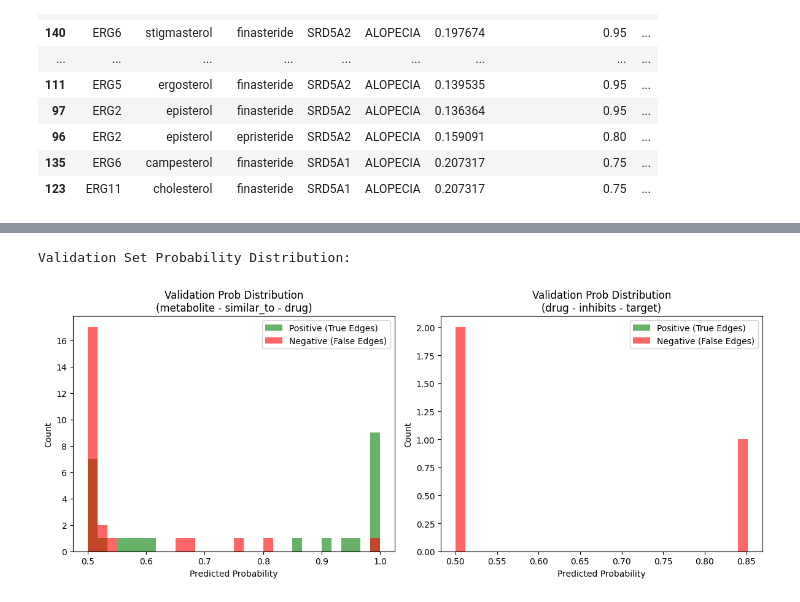
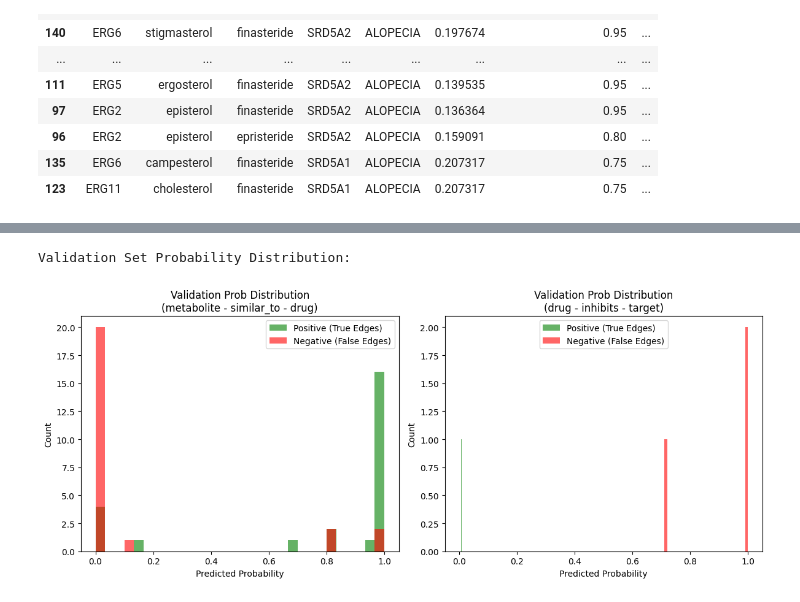
Before and after one commit to siyu2003/yeast_han_gene_prediction, a Jupyter notebook: inductive_Yeast_HAN.ipynb, the cells around one changed output, grey strips where cells are left out. Cells and saved outputs as stored; diff of their text form; code cells hidden in the pictures.

Commit message:
(5/5)real data implemet(problem with metabolite with ymdb)

```diff
--- a/inductive_Yeast_HAN.ipynb
+++ b/inductive_Yeast_HAN.ipynb
@@ -669,9 +719,6 @@ optimizer = torch.optim.Adam(
     weight_decay=1e-4,
 )
 
-train_data = train_data.to(DEVICE)
-val_data = val_data.to(DEVICE)
-test_data = test_data.to(DEVICE)
 
 print(model)
 # %% [output]
@@ -1401,39 +1467,58 @@ Novel metabolites predicted for existing drug 'finasteride':
 # %%
-# -------- CELL --------
 import matplotlib.pyplot as plt
+from collections import defaultdict
 
 @torch.no_grad()
-def plot_val_probability_distribution(model, val_data, edge_types):
+def plot_val_probability_distribution(model, dataloader, edge_types, device):
     model.eval()
-    z_dict = model(val_data)
+
+    y_true_dict = defaultdict(list)
+    y_prob_dict = defaultdict(list)
+
+    for batch in dataloader:
+        batch = batch.to(device)
+        z_dict = model(batch)
+
+        for edge_type in edge_types:
+            if edge_type not in batch.edge_types or not hasattr(batch[edge_type], 'edge_label_index'):
+                continue
+
+            src_type, rel_type, dst_type = edge_type
+            edge_label_index = batch[edge_type].edge_label_index
+            edge_label = batch[edge_type].edge_label.float()
+
+            logits = model.decode(z_dict, edge_label_index, src_type, dst_type)
+            probs = torch.sigmoid(logits).cpu().numpy()
+            y_true = edge_label.cpu().numpy()
+
+            y_true_dict[edge_type].extend(y_true)
+            y_prob_dict[edge_type].extend(probs)
 
     fig, axes = plt.subplots(1, len(edge_types), figsize=(6 * len(edge_types), 5))
     if len(edge_types) == 1:
         axes = [axes]
 
     for i, edge_type in enumerate(edge_types):
-        src_type, rel_type, dst_type = edge_type
+        if edge_type not in y_true_dict: continue
 
-        edge_label_index = val_data[edge_type].edge_label_index
-        edge_label = val_data[edge_type].edge_label.float()
-
-        logits = model.decode(z_dict, edge_label_index, src_type, dst_type)
-        probs = torch.sigmoid(logits).cpu().numpy()
-        y_true = edge_label.cpu().numpy()
+        y_true = np.array(y_true_dict[edge_type])
+        probs = np.array(y_prob_dict[edge_type])
 
         ax = axes[i]
         ax.hist(probs[y_true == 1], bins=30, alpha=0.6, label='Positive (True Edges)', color='green')
         ax.hist(probs[y_true == 0], bins=30, alpha=0.6, label='Negative (False Edges)', color='red')
+
+        src_type, rel_type, dst_type = edge_type
         ax.set_title(f"Validation Prob Distribution\n({src_type} - {rel_type} - {dst_type})")
         ax.set_xlabel("Predicted Probability")
         ax.set_ylabel("Count")
         ax.legend()
 
     plt.tight_layout()
     plt.show()
 
 print("Validation Set Probability Distribution:")
-plot_val_probability_distribution(model, val_data, TASK_EDGE_TYPES)
+plot_val_probability_distribution(model, val_loader, TASK_EDGE_TYPES, DEVICE)
 # %% [output]
 Validation Set Probability Distribution:
-[figure, old version]
+[figure, new version]
```
Also changed, not shown: parts of 20 cells of this notebook, 2 other files.
